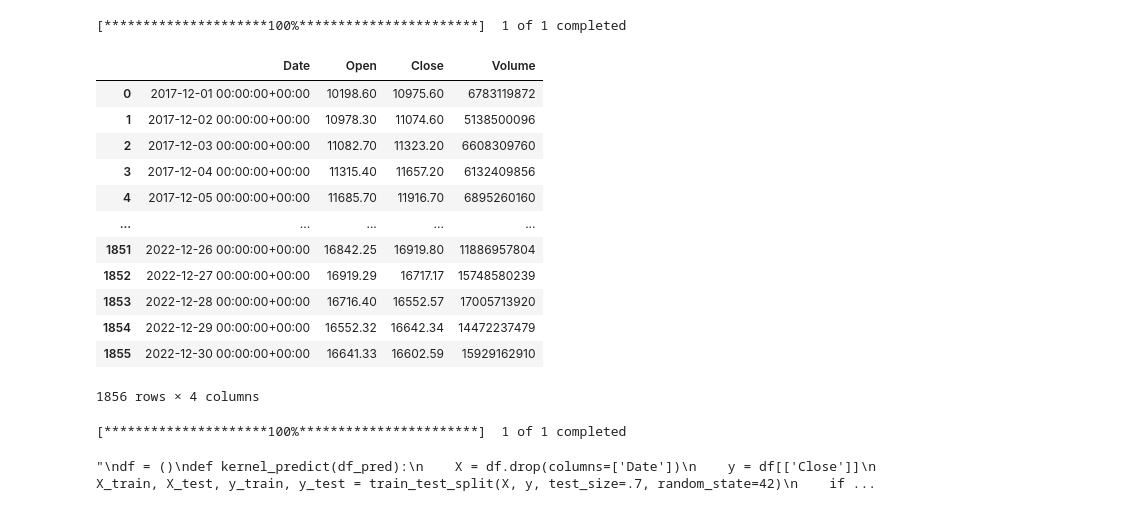
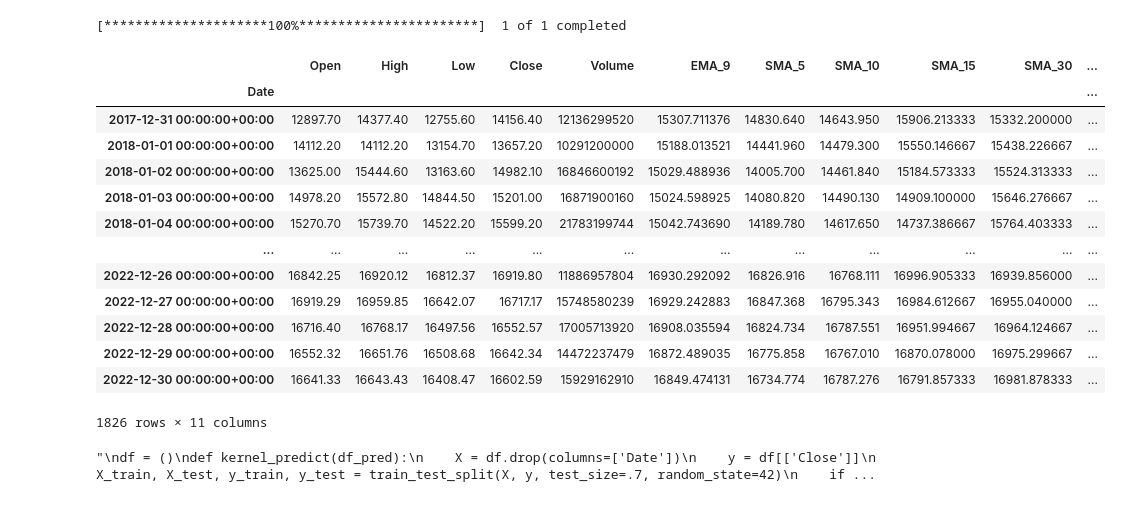
Before and after one commit to Olegreg762/Group_Project_2, a Jupyter notebook: BTC_ETH_predict.ipynb, the cells around one changed output. Saved outputs shown, nothing was run; the diff lists cells and outputs as text; code cells hidden in the pictures.

```diff
--- a/BTC_ETH_predict.ipynb
+++ b/BTC_ETH_predict.ipynb
@@ -30,18 +30,2 @@ crypto_btc = yf.download(tickers='BTC-USD', start='2017-12-01', end='2022-12-31'
 # %% [output]
 [*********************100%***********************]  1 of 1 completed
-# %%
-crypto_btc
-# %% [output]
-|  | Date | Open | Close | Volume |
-| 0 | 2017-12-01 00:00:00+00:00 | 10198.60 | 10975.60 | 6783119872 |
-| 1 | 2017-12-02 00:00:00+00:00 | 10978.30 | 11074.60 | 5138500096 |
-| 2 | 2017-12-03 00:00:00+00:00 | 11082.70 | 11323.20 | 6608309760 |
-| 3 | 2017-12-04 00:00:00+00:00 | 11315.40 | 11657.20 | 6132409856 |
-| 4 | 2017-12-05 00:00:00+00:00 | 11685.70 | 11916.70 | 6895260160 |
-| ... | ... | ... | ... | ... |
-| 1851 | 2022-12-26 00:00:00+00:00 | 16842.25 | 16919.80 | 11886957804 |
-| 1852 | 2022-12-27 00:00:00+00:00 | 16919.29 | 16717.17 | 15748580239 |
-| 1853 | 2022-12-28 00:00:00+00:00 | 16716.40 | 16552.57 | 17005713920 |
-| 1854 | 2022-12-29 00:00:00+00:00 | 16552.32 | 16642.34 | 14472237479 |
-| 1855 | 2022-12-30 00:00:00+00:00 | 16641.33 | 16602.59 | 15929162910 |
-1856 rows × 4 columns
@@ -48,3 +39,21 @@ crypto_btc
+# %%
+crypto_btc = crypto_btc.dropna()
+crypto_btc
+# %% [output]
+|  | Open | High | Low | Close | Volume | EMA_9 | SMA_5 | SMA_10 | SMA_15 | SMA_30 | ... |
+| Date |  |  |  |  |  |  |  |  |  |  | ... |
+| 2017-12-31 00:00:00+00:00 | 12897.70 | 14377.40 | 12755.60 | 14156.40 | 12136299520 | 15307.711376 | 14830.640 | 14643.950 | 15906.213333 | 15332.200000 | ... |
+| 2018-01-01 00:00:00+00:00 | 14112.20 | 14112.20 | 13154.70 | 13657.20 | 10291200000 | 15188.013521 | 14441.960 | 14479.300 | 15550.146667 | 15438.226667 | ... |
+| 2018-01-02 00:00:00+00:00 | 13625.00 | 15444.60 | 13163.60 | 14982.10 | 16846600192 | 15029.488936 | 14005.700 | 14461.840 | 15184.573333 | 15524.313333 | ... |
+| 2018-01-03 00:00:00+00:00 | 14978.20 | 15572.80 | 14844.50 | 15201.00 | 16871900160 | 15024.598925 | 14080.820 | 14490.130 | 14909.100000 | 15646.276667 | ... |
+| 2018-01-04 00:00:00+00:00 | 15270.70 | 15739.70 | 14522.20 | 15599.20 | 21783199744 | 15042.743690 | 14189.780 | 14617.650 | 14737.386667 | 15764.403333 | ... |
+| ... | ... | ... | ... | ... | ... | ... | ... | ... | ... | ... | ... |
+| 2022-12-26 00:00:00+00:00 | 16842.25 | 16920.12 | 16812.37 | 16919.80 | 11886957804 | 16930.292092 | 16826.916 | 16768.111 | 16996.905333 | 16939.856000 | ... |
+| 2022-12-27 00:00:00+00:00 | 16919.29 | 16959.85 | 16642.07 | 16717.17 | 15748580239 | 16929.242883 | 16847.368 | 16795.343 | 16984.612667 | 16955.040000 | ... |
+| 2022-12-28 00:00:00+00:00 | 16716.40 | 16768.17 | 16497.56 | 16552.57 | 17005713920 | 16908.035594 | 16824.734 | 16787.551 | 16951.994667 | 16964.124667 | ... |
+| 2022-12-29 00:00:00+00:00 | 16552.32 | 16651.76 | 16508.68 | 16642.34 | 14472237479 | 16872.489035 | 16775.858 | 16767.010 | 16870.078000 | 16975.299667 | ... |
+| 2022-12-30 00:00:00+00:00 | 16641.33 | 16643.43 | 16408.47 | 16602.59 | 15929162910 | 16849.474131 | 16734.774 | 16787.276 | 16791.857333 | 16981.878333 | ... |
+1826 rows × 11 columns
 # %%
 crypto_btc.reset_index(inplace=True)
 fig = px.line(crypto_btc, x='Date', y='Close', title='Close Price with Range Slider')
@@ -64,10 +73,6 @@ fig.update_xaxes(
     )
 )
 fig.show()
-# %%
-crypto_btc2 = yf.download(tickers='BTC-USD', start='2023-01-01', end='2023-01-31').drop(columns=['Adj Close','High', 'Low']).round(2).reset_index()
-# %% [output]
-[*********************100%***********************]  1 of 1 completed
 # %%
 '''
 df = ()
```
Also changed, not shown: parts of 12 cells of this notebook.
